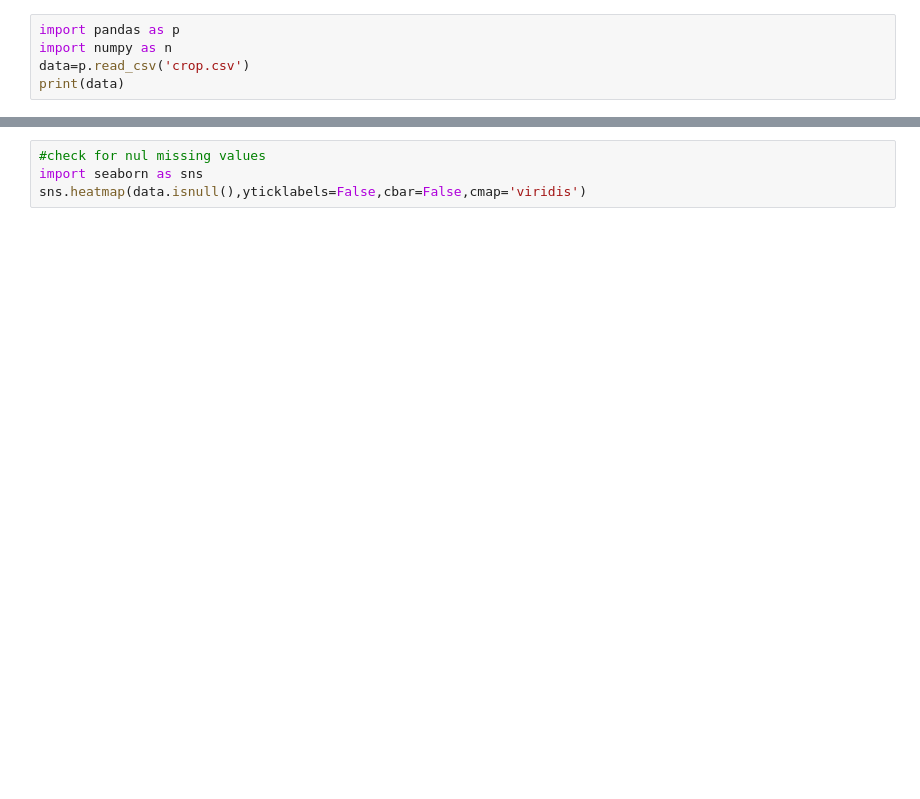
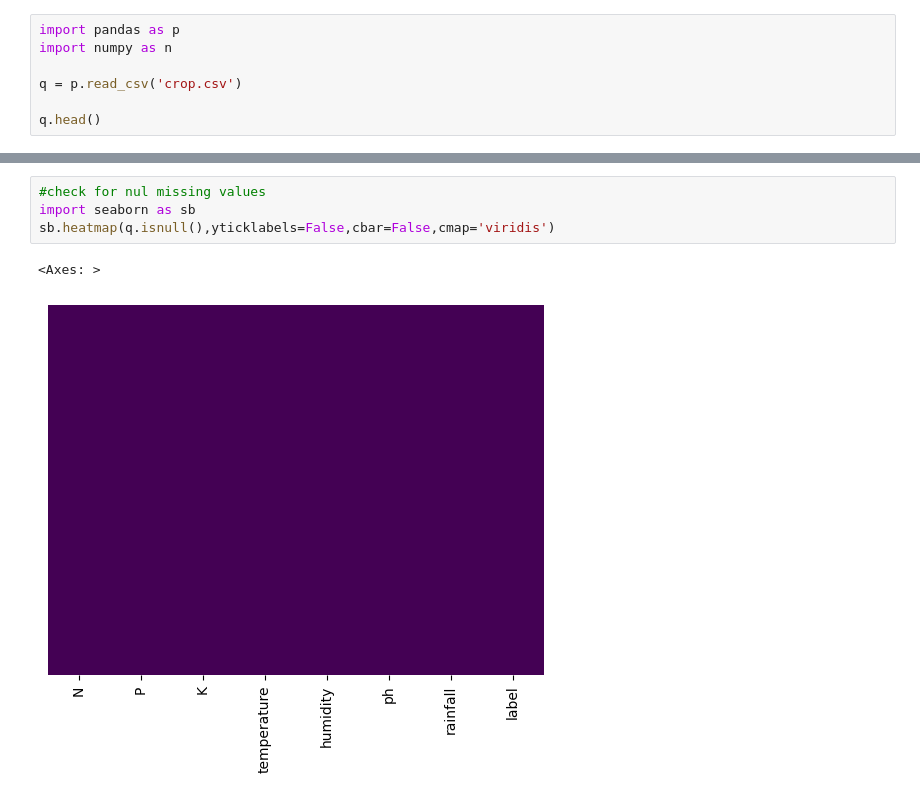
Before and after one commit to dhope1/Recess-2-Morning, a Jupyter notebook: david_hope_Day09.ipynb, the cells around one changed output, grey strips where cells are left out. Saved outputs shown, nothing was run; the diff lists cells and outputs as text; blank space fills up the shorter version.

```diff
--- a/david_hope_Day09.ipynb
+++ b/david_hope_Day09.ipynb
@@ -38,5 +76,7 @@ plt.show()
 # %%
 import pandas as p
 import numpy as n
-data=p.read_csv('crop.csv')
-print(data)
+
+q = p.read_csv('crop.csv')
+
+q.head()
@@ -50,6 +127,9 @@ print(data.describe())
 # %%
 #check for nul missing values
-import seaborn as sns
-sns.heatmap(data.isnull(),yticklabels=False,cbar=False,cmap='viridis')
+import seaborn as sb
+sb.heatmap(q.isnull(),yticklabels=False,cbar=False,cmap='viridis')
+# %% [output]
+<Axes: >
+[figure, added]
 # %%
 
```
Also changed, not shown: parts of 19 cells of this notebook, 7 other files.
